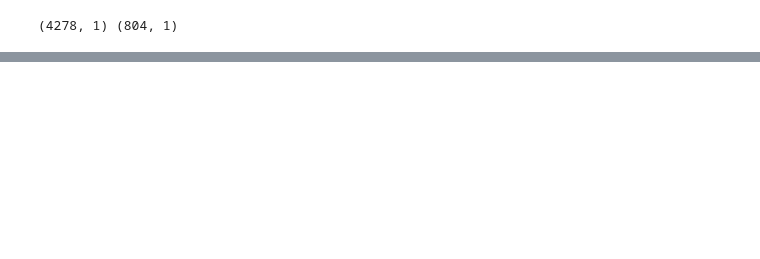
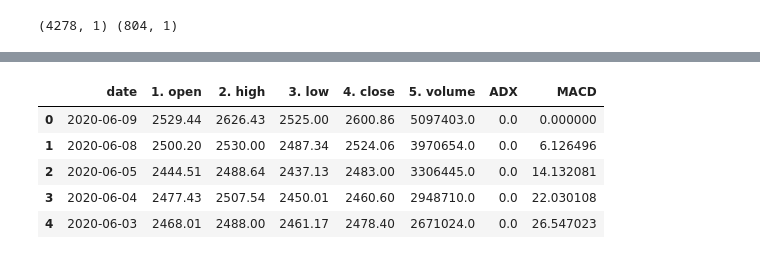
Before and after one commit to Aryan-jaiswal/StockPricePredictor, a Jupyter notebook: predictor.ipynb, the cells around one changed output, grey strips where cells are left out. Cells and saved outputs as stored; diff of their text form; code cells hidden in the pictures; blank space fills up the shorter version.

```diff
--- a/predictor.ipynb
+++ b/predictor.ipynb
@@ -136,0 +157,12 @@ plt.show()
+# %%
+#USing Technical Indicators
+data['ADX'] = ta.trend.adx(data['2. high'], data['3. low'], data['4. close'], n = 20, fillna = True)
+data['MACD'] = ta.trend.macd(data['4. close'], n_fast = 26 , n_slow = 12, fillna = True)
+data.head()
+# %% [output]
+|  | date | 1. open | 2. high | 3. low | 4. close | 5. volume | ADX | MACD |
+| 0 | 2020-06-09 | 2529.44 | 2626.43 | 2525.00 | 2600.86 | 5097403.0 | 0.0 | 0.000000 |
+| 1 | 2020-06-08 | 2500.20 | 2530.00 | 2487.34 | 2524.06 | 3970654.0 | 0.0 | 6.126496 |
+| 2 | 2020-06-05 | 2444.51 | 2488.64 | 2437.13 | 2483.00 | 3306445.0 | 0.0 | 14.132081 |
+| 3 | 2020-06-04 | 2477.43 | 2507.54 | 2450.01 | 2460.60 | 2948710.0 | 0.0 | 22.030108 |
+| 4 | 2020-06-03 | 2468.01 | 2488.00 | 2461.17 | 2478.40 | 2671024.0 | 0.0 | 26.547023 |
```
Also changed, not shown: parts of 14 cells of this notebook.
